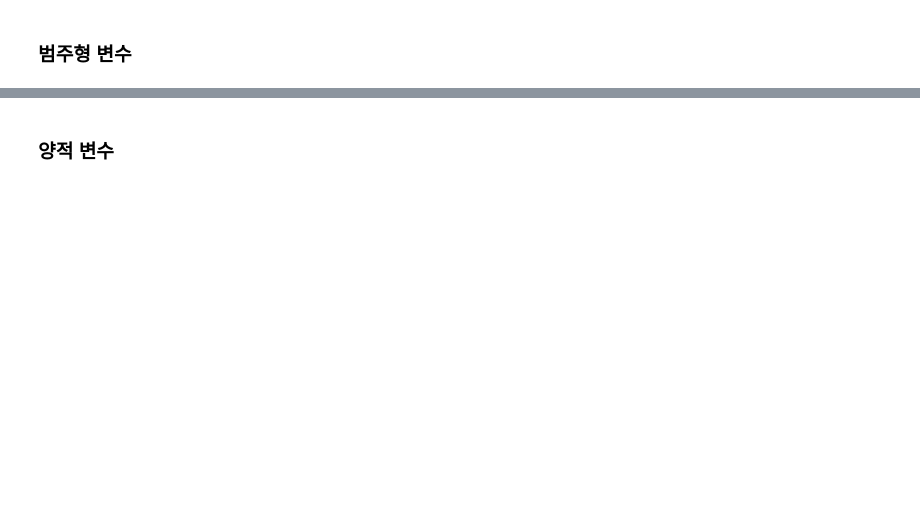
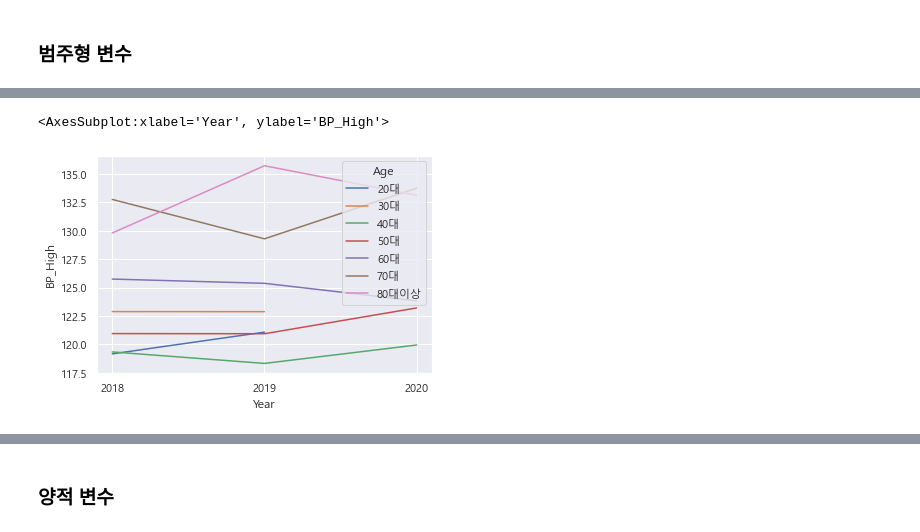
Before and after one commit to Jaesu26/statistical-database-project, a Jupyter notebook: 2022-05-30-StatsDB-Final.ipynb, the cells around one changed output, grey strips where cells are left out. Drawn from its saved outputs; the diff is of its cells as text; code cells hidden in the pictures; blank space fills up the shorter version.

```diff
--- a/2022-05-30-StatsDB-Final.ipynb
+++ b/2022-05-30-StatsDB-Final.ipynb
@@ -918,0 +1021,6 @@ def show_unique_counts(df_: pd.DataFrame, target: str = None) -> None:
+# %%
+tmp_median = tmp.groupby(['Year', 'Age'])['BP_High'].mean().reset_index(name='BP_High')
+sns.lineplot(x='Year', y='BP_High', hue='Age', data=tmp_median)
+# %% [output]
+<AxesSubplot:xlabel='Year', ylabel='BP_High'>
+[figure, added]
```
Also changed, not shown: parts of 44 cells of this notebook.
